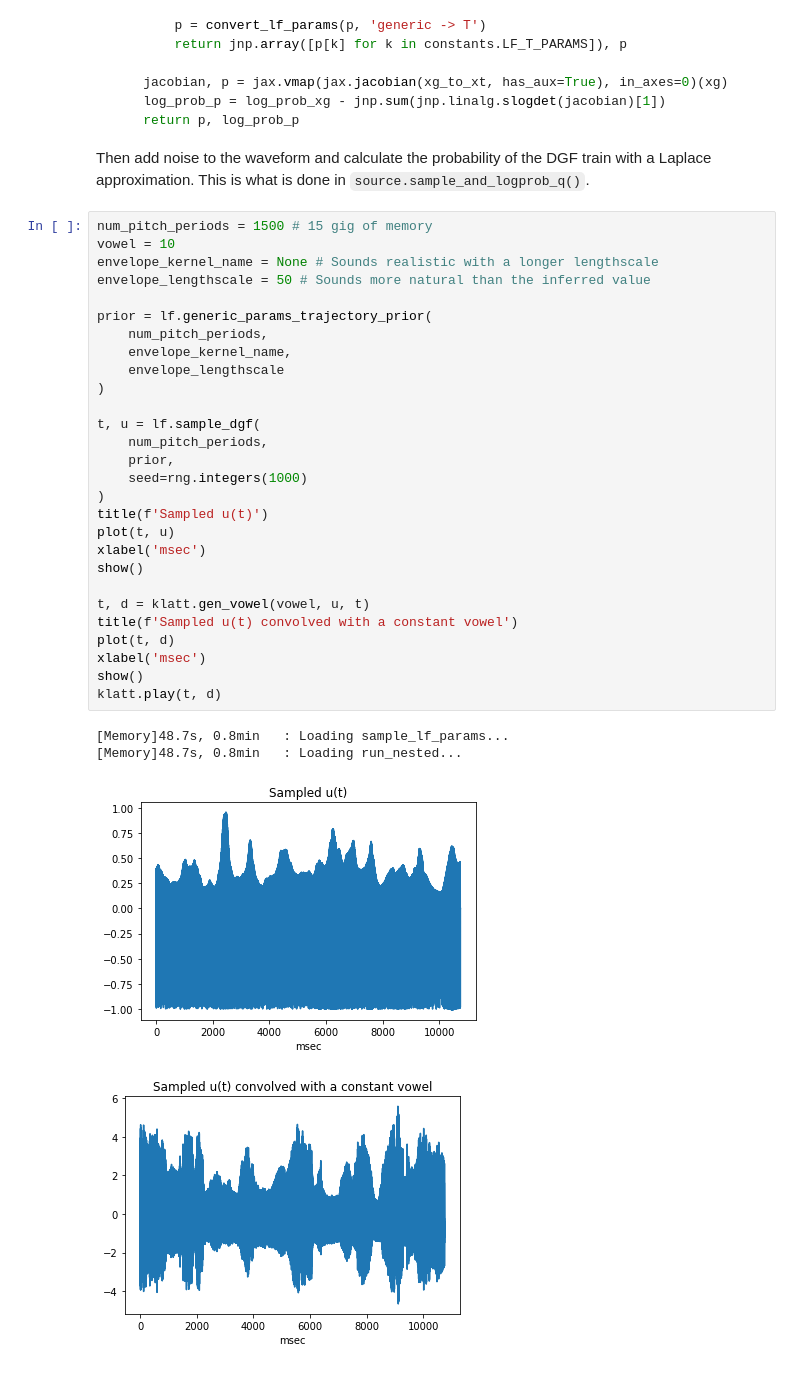
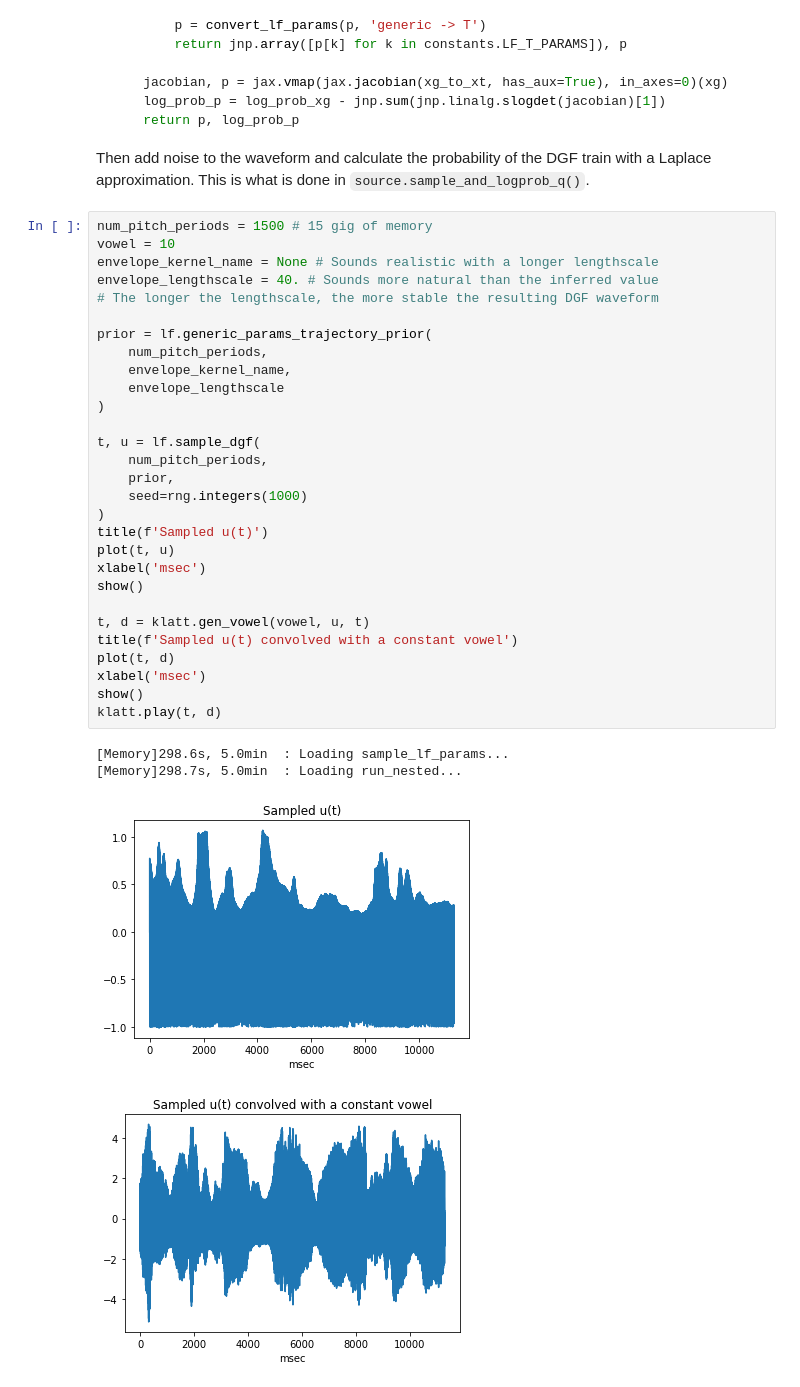
Before and after one commit to mvsoom/thesis-py, a Jupyter notebook: dgf/prior/lf.ipynb, the cells around one changed output. Cells and saved outputs as stored; diff of their text form.

```diff
--- a/dgf/prior/lf.ipynb
+++ b/dgf/prior/lf.ipynb
@@ -185,36 +180,37 @@ Then add noise to the waveform and calculate the probability of the DGF train wi
 # %%
 num_pitch_periods = 1500 # 15 gig of memory
 vowel = 10
 envelope_kernel_name = None # Sounds realistic with a longer lengthscale
-envelope_lengthscale = 50 # Sounds more natural than the inferred value
+envelope_lengthscale = 40. # Sounds more natural than the inferred value
+# The longer the lengthscale, the more stable the resulting DGF waveform
 
 prior = lf.generic_params_trajectory_prior(
     num_pitch_periods,
     envelope_kernel_name,
     envelope_lengthscale
 )
 
 t, u = lf.sample_dgf(
     num_pitch_periods,
     prior,
     seed=rng.integers(1000)
 )
 title(f'Sampled u(t)')
 plot(t, u)
 xlabel('msec')
 show()
 
 t, d = klatt.gen_vowel(vowel, u, t)
 title(f'Sampled u(t) convolved with a constant vowel')
 plot(t, d)
 xlabel('msec')
 show()
 klatt.play(t, d)
 # %% [output]
-[Memory]48.7s, 0.8min   : Loading sample_lf_params...
-[Memory]48.7s, 0.8min   : Loading run_nested...
+[Memory]298.6s, 5.0min  : Loading sample_lf_params...
+[Memory]298.7s, 5.0min  : Loading run_nested...
-[figure, old version]
+[figure, new version]
-[figure, old version]
+[figure, new version]
 [interactive output not drawn]
 # %%
 x = lf.generic_params_prior().sample(seed=jaxkey())
```
Also changed, not shown: parts of 6 cells of this notebook, 7 other files.
